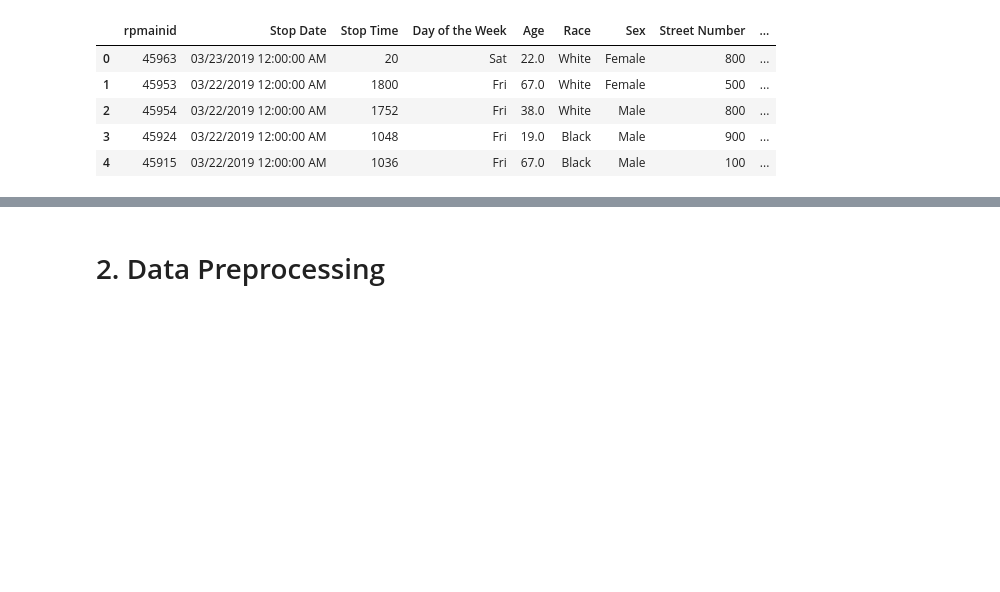
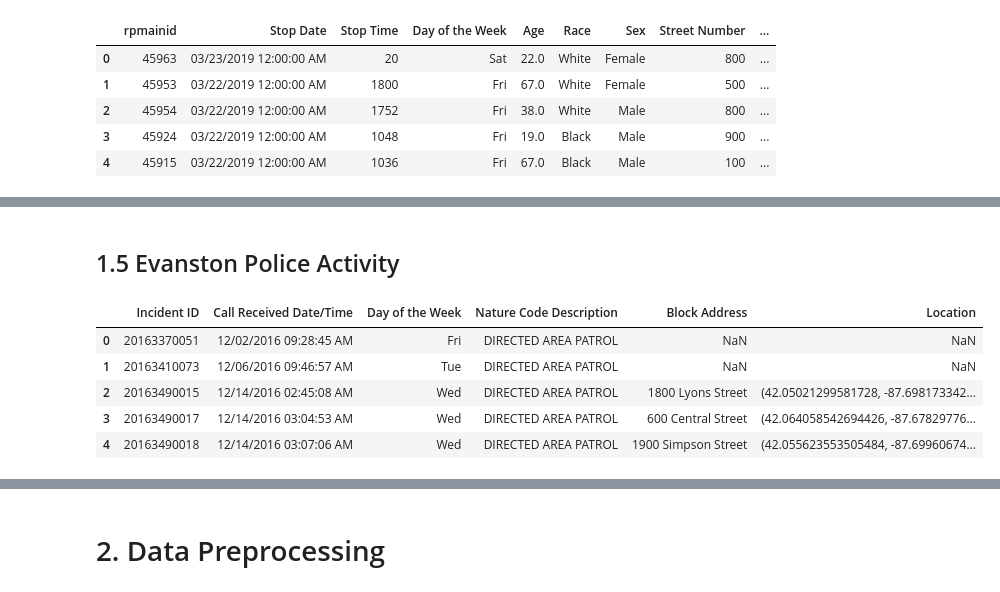
Before and after one commit to haleh-aleahmad/library_data_contest, a Jupyter notebook: Library Data Contest - Python.ipynb, the cells around one changed output, grey strips where cells are left out. Cells and saved outputs as stored; diff of their text form; code cells hidden in the pictures; blank space fills up the shorter version.

```diff
--- a/Library Data Contest - Python.ipynb
+++ b/Library Data Contest - Python.ipynb
@@ -60,0 +73,12 @@ stops_df.head(5)
+# %% [markdown]
+## 1.5 Evanston Police Activity
+# %%
+activity_df = pd.read_csv('./Data/Evanston_Police_Activity.csv')
+activity_df.head(5)
+# %% [output]
+|  | Incident ID | Call Received Date/Time | Day of the Week | Nature Code Description | Block Address | Location |
+| 0 | 20163370051 | 12/02/2016 09:28:45 AM | Fri | DIRECTED AREA PATROL | NaN | NaN |
+| 1 | 20163410073 | 12/06/2016 09:46:57 AM | Tue | DIRECTED AREA PATROL | NaN | NaN |
+| 2 | 20163490015 | 12/14/2016 02:45:08 AM | Wed | DIRECTED AREA PATROL | 1800 Lyons Street | (42.05021299581728, -87.698173342... |
+| 3 | 20163490017 | 12/14/2016 03:04:53 AM | Wed | DIRECTED AREA PATROL | 600 Central Street | (42.064058542694426, -87.67829776... |
+| 4 | 20163490018 | 12/14/2016 03:07:06 AM | Wed | DIRECTED AREA PATROL | 1900 Simpson Street | (42.055623553505484, -87.69960674... |
```
Also changed, not shown: parts of 16 cells of this notebook.
